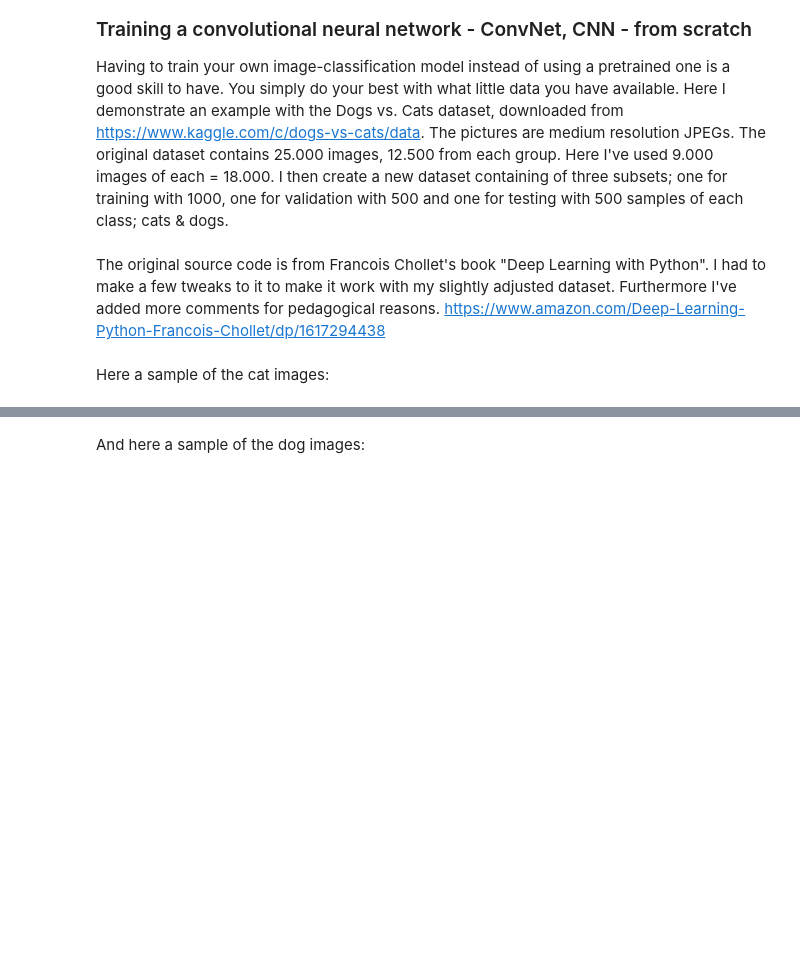
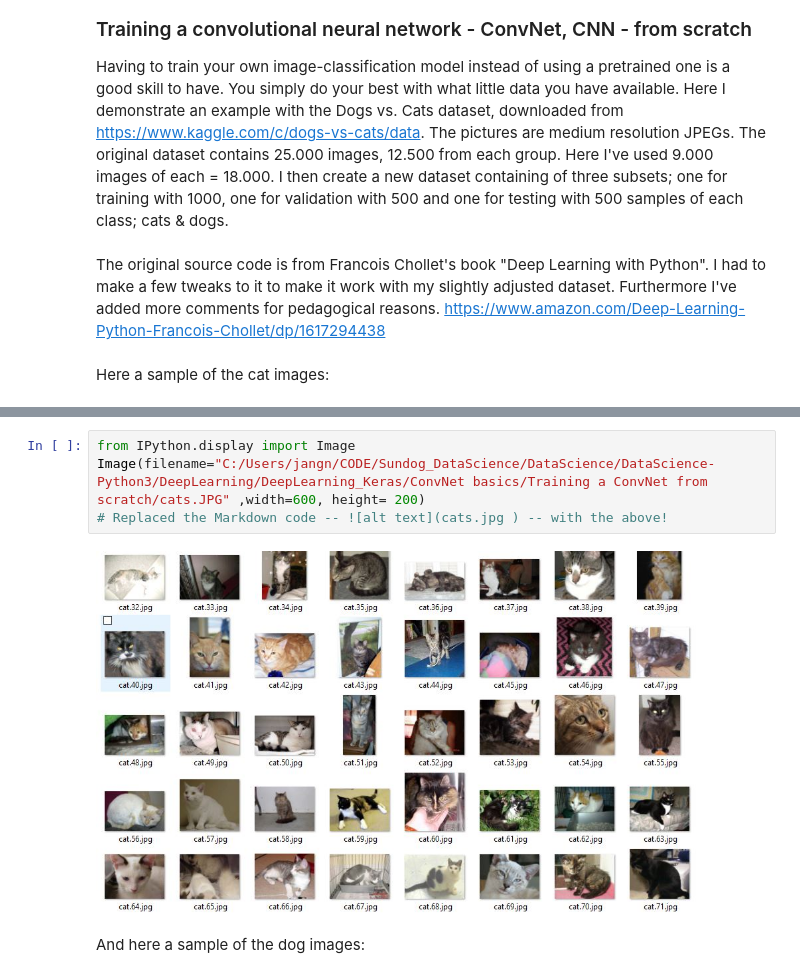
Before and after one commit to LJANGN/Convolutional-Neural-Networks-tutorials, a Jupyter notebook: Binomial_Image_Classifier_FloydHub.ipynb, the cells around one changed output, grey strips where cells are left out. Drawn from its saved outputs; the diff is of its cells as text; blank space fills up the shorter version.

```diff
--- a/Binomial_Image_Classifier_FloydHub.ipynb
+++ b/Binomial_Image_Classifier_FloydHub.ipynb
@@ -9,2 +7,8 @@ Here a sample of the cat images:
+# %%
+from IPython.display import Image
+Image(filename="C:/Users/jangn/CODE/Sundog_DataScience/DataScience/DataScience-Python3/DeepLearning/DeepLearning_Keras/ConvNet basics/Training a ConvNet from scratch/cats.JPG" ,width=600, height= 200)
+# Replaced the Markdown code -- ![alt text](cats.jpg ) -- with the above!
+# %% [output]
+[figure, added]
 # %% [markdown]
 And here a sample of the dog images:
```
Also changed, not shown: parts of 5 cells of this notebook.
